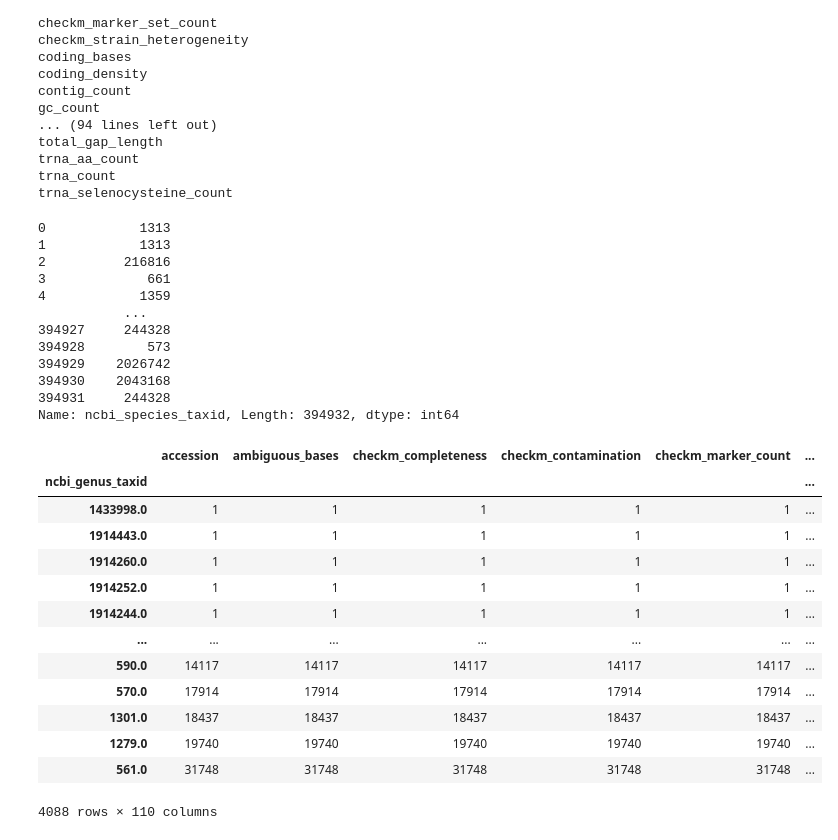
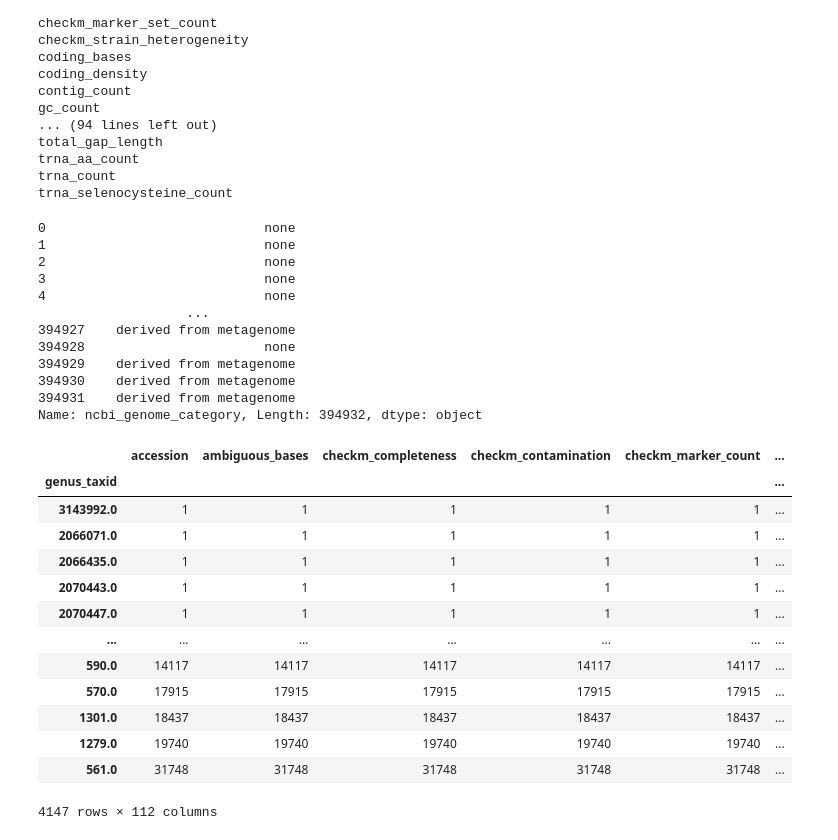
Before and after one commit to GZHoffie/TDT, a Jupyter notebook: gtdb_utils/metadata.ipynb, the cells around one changed output. Drawn from its saved outputs; the diff is of its cells as text; code cells hidden in the pictures.

```diff
--- a/gtdb_utils/metadata.ipynb
+++ b/gtdb_utils/metadata.ipynb
@@ -2,7 +2,7 @@
 # import packages
 import pandas as pd
 # %%
-metadata = pd.read_csv("/mnt/c/Users/zhenh/tax_data/bac120_metadata.tsv", sep='\t')
+metadata = pd.read_csv("/mnt/c/Users/guzh/tax_data/bac120_metadata.tsv", sep='\t')
 # %%
 metadata
 # %% [output]
@@ -41,18 +41,18 @@ trna_aa_count
 trna_count
 trna_selenocysteine_count
 # %%
-metadata["ncbi_species_taxid"]
+metadata["ncbi_genome_category"]
 # %% [output]
-0            1313
-1            1313
-2          216816
-3             661
-4            1359
-           ...
-394927     244328
-394928        573
-394929    2026742
-394930    2043168
-394931     244328
-Name: ncbi_species_taxid, Length: 394932, dtype: int64
+0                            none
+1                            none
+2                            none
+3                            none
+4                            none
+                   ...
+394927    derived from metagenome
+394928                       none
+394929    derived from metagenome
+394930    derived from metagenome
+394931    derived from metagenome
+Name: ncbi_genome_category, Length: 394932, dtype: object
 # %%
@@ -60,39 +60,45 @@ from ete3 import NCBITaxa
 
 ncbi = NCBITaxa()
 # %%
-def get_genus(taxid):
+def get_level(taxid, level='genus'):
     """
     Get the taxid of the genus given a species taxid.
     """
     for i in ncbi.get_lineage(taxid):
         rank = ncbi.get_rank([i])[i]
-        if rank == 'genus':
+        if rank == level:
             return i
     return None
-# %%
-ncbi_genus_taxid = []
-
-for i in metadata["ncbi_species_taxid"]:
-    ncbi_genus_taxid.append(get_genus(i))
-
-metadata["ncbi_genus_taxid"] = ncbi_genus_taxid
+# %%
+from tqdm import tqdm
+
+genus_taxid = []
+species_taxid = []
+
+for i in tqdm(metadata["ncbi_species_taxid"]):
+    genus_taxid.append(get_level(i, 'genus'))
+    species_taxid.append(get_level(i, 'species'))
+
+
+metadata["genus_taxid"] = genus_taxid
+metadata["species_taxid"] = species_taxid
 # %%
 import numpy as np
 
-metadata.groupby("ncbi_genus_taxid").count().sort_values(by=['accession'])
+metadata.groupby("genus_taxid").count().sort_values(by=['accession'])
 # %% [output]
 |  | accession | ambiguous_bases | checkm_completeness | checkm_contamination | checkm_marker_count | ... |
-| ncbi_genus_taxid |  |  |  |  |  | ... |
-| 1433998.0 | 1 | 1 | 1 | 1 | 1 | ... |
-| 1914443.0 | 1 | 1 | 1 | 1 | 1 | ... |
-| 1914260.0 | 1 | 1 | 1 | 1 | 1 | ... |
-| 1914252.0 | 1 | 1 | 1 | 1 | 1 | ... |
-| 1914244.0 | 1 | 1 | 1 | 1 | 1 | ... |
+| genus_taxid |  |  |  |  |  | ... |
+| 3143992.0 | 1 | 1 | 1 | 1 | 1 | ... |
+| 2066071.0 | 1 | 1 | 1 | 1 | 1 | ... |
+| 2066435.0 | 1 | 1 | 1 | 1 | 1 | ... |
+| 2070443.0 | 1 | 1 | 1 | 1 | 1 | ... |
+| 2070447.0 | 1 | 1 | 1 | 1 | 1 | ... |
 | ... | ... | ... | ... | ... | ... | ... |
 | 590.0 | 14117 | 14117 | 14117 | 14117 | 14117 | ... |
-| 570.0 | 17914 | 17914 | 17914 | 17914 | 17914 | ... |
+| 570.0 | 17915 | 17915 | 17915 | 17915 | 17915 | ... |
 | 1301.0 | 18437 | 18437 | 18437 | 18437 | 18437 | ... |
 | 1279.0 | 19740 | 19740 | 19740 | 19740 | 19740 | ... |
 | 561.0 | 31748 | 31748 | 31748 | 31748 | 31748 | ... |
-4088 rows × 110 columns
+4147 rows × 112 columns
 # %%
```
Also changed, not shown: parts of 7 cells of this notebook, 4 other files.
